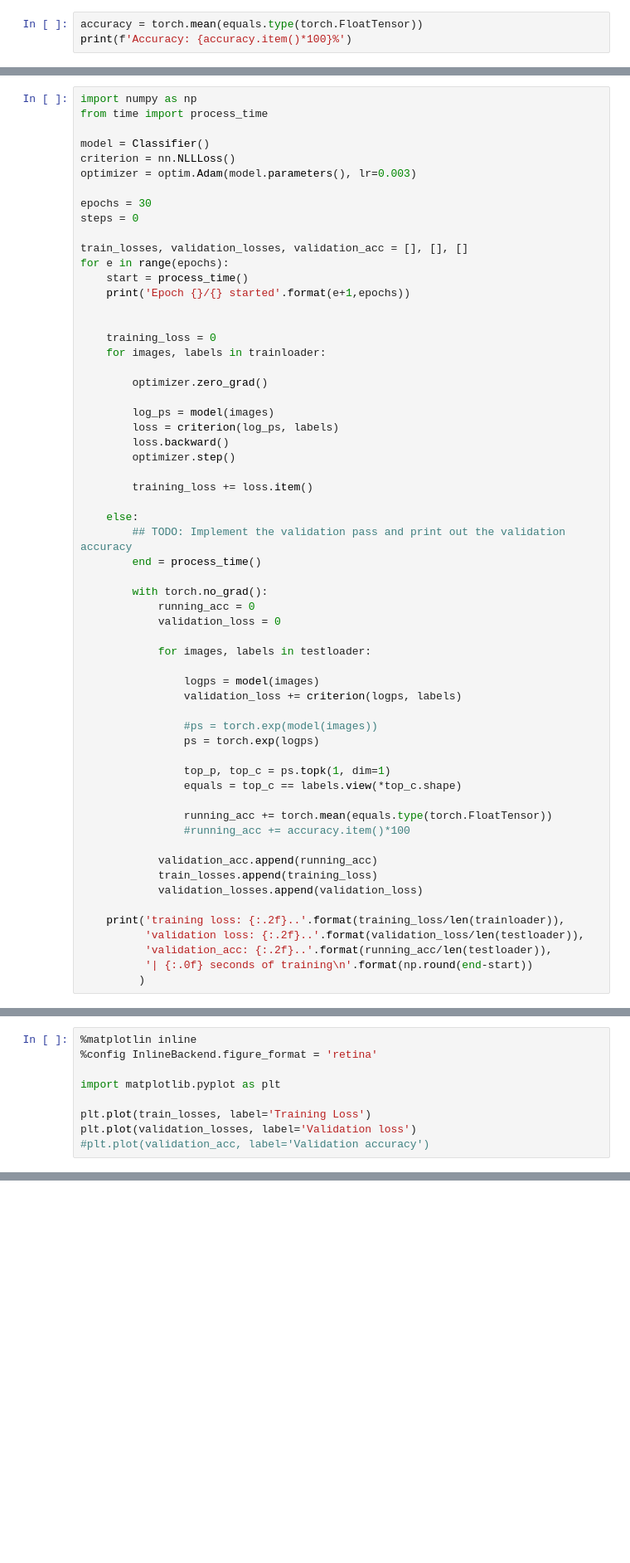
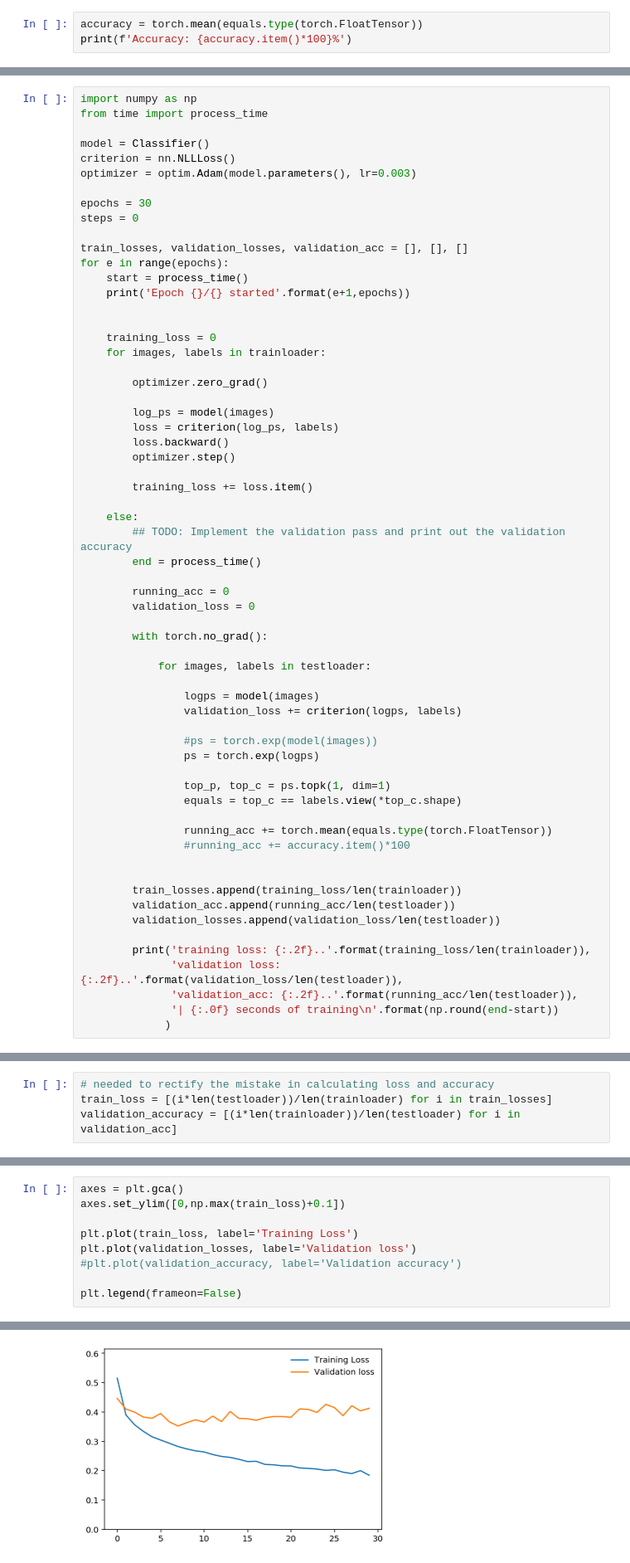
Before and after one commit to dg1223/deep-learning-pytorch-udacity, a Jupyter notebook: introduction-to-pytorch-udacity/Part 5 - Inference and Validation (Exercises).ipynb, the cells around one changed output, grey strips where cells are left out. Shown: that part at 83% size. Saved outputs shown, nothing was run; the diff lists cells and outputs as text; blank space fills up the shorter version.

```diff
--- a/introduction-to-pytorch-udacity/Part 5 - Inference and Validation (Exercises).ipynb
+++ b/introduction-to-pytorch-udacity/Part 5 - Inference and Validation (Exercises).ipynb
@@ -163,9 +163,10 @@ for e in range(epochs):
         ## TODO: Implement the validation pass and print out the validation accuracy
         end = process_time()
 
+        running_acc = 0
+        validation_loss = 0
+
         with torch.no_grad():
-            running_acc = 0
-            validation_loss = 0
 
             for images, labels in testloader:
 
@@ -181,14 +182,15 @@ for e in range(epochs):
                 running_acc += torch.mean(equals.type(torch.FloatTensor))
                 #running_acc += accuracy.item()*100
 
-            validation_acc.append(running_acc)
-            train_losses.append(training_loss)
-            validation_losses.append(validation_loss)
 
-    print('training loss: {:.2f}..'.format(training_loss/len(trainloader)),
-          'validation loss: {:.2f}..'.format(validation_loss/len(testloader)),
-          'validation_acc: {:.2f}..'.format(running_acc/len(testloader)),
-          '| {:.0f} seconds of training\n'.format(np.round(end-start))
-         )
+        train_losses.append(training_loss/len(trainloader))
+        validation_acc.append(running_acc/len(testloader))
+        validation_losses.append(validation_loss/len(testloader))
+
+        print('training loss: {:.2f}..'.format(training_loss/len(trainloader)),
+              'validation loss: {:.2f}..'.format(validation_loss/len(testloader)),
+              'validation_acc: {:.2f}..'.format(running_acc/len(testloader)),
+              '| {:.0f} seconds of training\n'.format(np.round(end-start))
+             )
 # %% [output]
 Epoch 1/30 started
@@ -210,0 +213,4 @@ Epoch 8/30 started
+# %%
+# needed to rectify the mistake in calculating loss and accuracy
+train_loss = [(i*len(testloader))/len(trainloader) for i in train_losses]
+validation_accuracy = [(i*len(trainloader))/len(testloader) for i in validation_acc]
@@ -211,9 +226,10 @@ Epoch 8/30 started
 # %%
-%matplotlin inline
-%config InlineBackend.figure_format = 'retina'
+axes = plt.gca()
+axes.set_ylim([0,np.max(train_loss)+0.1])
 
-import matplotlib.pyplot as plt
+plt.plot(train_loss, label='Training Loss')
+plt.plot(validation_losses, label='Validation loss')
+#plt.plot(validation_accuracy, label='Validation accuracy')
 
-plt.plot(train_losses, label='Training Loss')
-plt.plot(validation_losses, label='Validation loss')
-#plt.plot(validation_acc, label='Validation accuracy')
+plt.legend(frameon=False)
+# %% [output]
@@ -220,3 +237,4 @@ plt.plot(validation_losses, label='Validation loss')
+[figure, added]
 # %% [markdown]
 ## Overfitting
 
```
Also changed, not shown: parts of 6 cells of this notebook.
